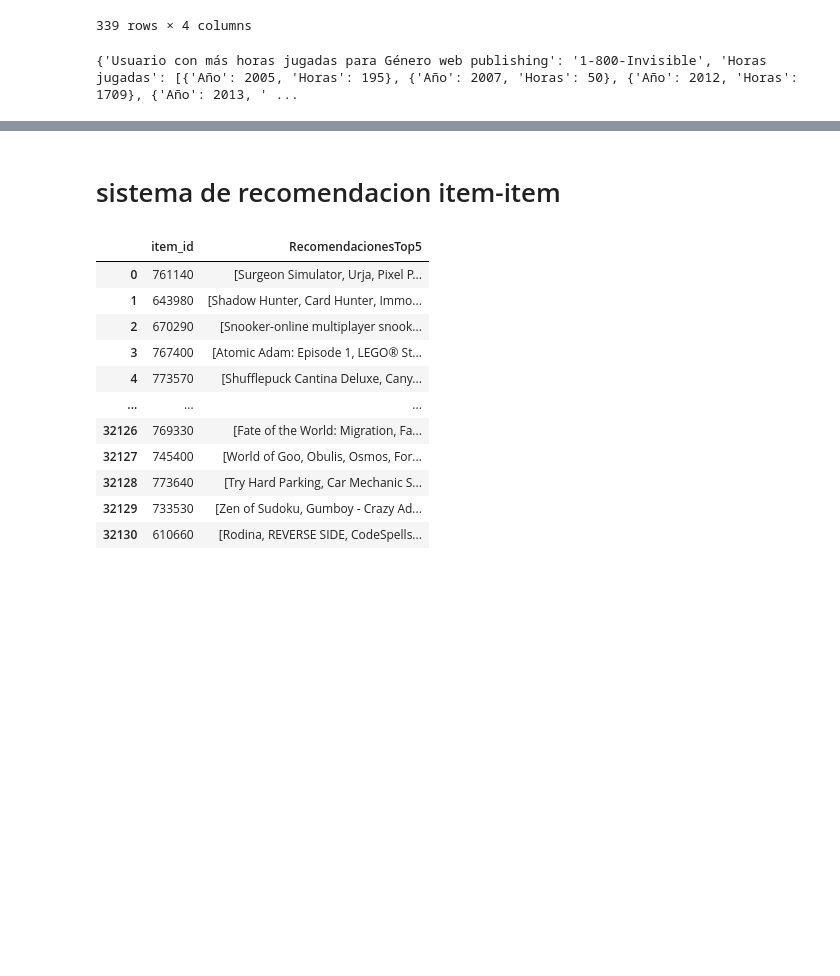
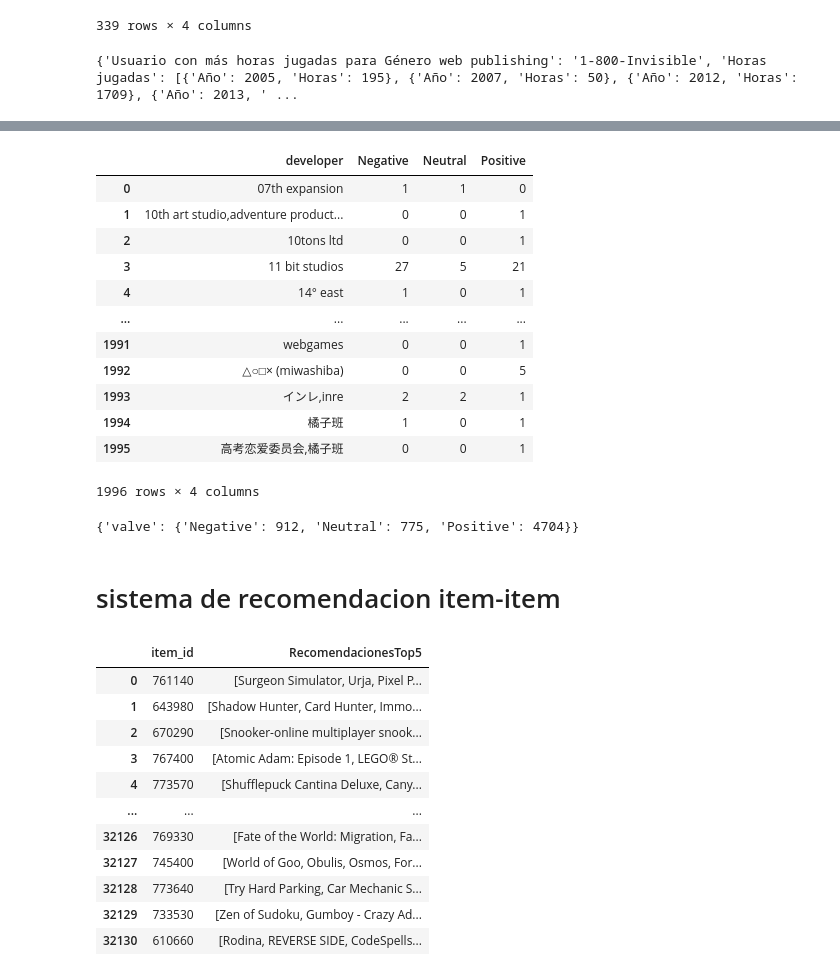
Before and after one commit to juampi1001/Proyecto_Individual_1_MLOps, a Jupyter notebook: Notebooks/Datos_y_funciones_API.ipynb, the cells around one changed output, grey strips where cells are left out. Drawn from its saved outputs; the diff is of its cells as text; code cells hidden in the pictures; blank space fills up the shorter version.

Commit message:
commit developer_reviews_analysis

```diff
--- a/Notebooks/Datos_y_funciones_API.ipynb
+++ b/Notebooks/Datos_y_funciones_API.ipynb
@@ -496,0 +539,27 @@ max_hours.to_parquet('C:\\Users\\Juampi\\Desktop\\Henry\\PI_MLOps\\Datasets\\arc
+# %%
+# Renombrar las columnas según el formato deseado
+result_df.columns = ['developer', 'Negative', 'Neutral', 'Positive']
+# %%
+# Rellenar NaN con 0
+result_df = result_df.fillna(0)
+# %%
+# Convertir las columnas a tipo int
+result_df[['Negative', 'Neutral', 'Positive']] = result_df[['Negative', 'Neutral', 'Positive']].astype(int)
+# %%
+result_df['developer'] = result_df['developer'].str.lower()
+# %%
+result_df
+# %% [output]
+|  | developer | Negative | Neutral | Positive |
+| 0 | 07th expansion | 1 | 1 | 0 |
+| 1 | 10th art studio,adventure product... | 0 | 0 | 1 |
+| 2 | 10tons ltd | 0 | 0 | 1 |
+| 3 | 11 bit studios | 27 | 5 | 21 |
+| 4 | 14° east | 1 | 0 | 1 |
+| ... | ... | ... | ... | ... |
+| 1991 | webgames | 0 | 0 | 1 |
+| 1992 | △○□× (miwashiba) | 0 | 0 | 5 |
+| 1993 | インレ,inre | 2 | 2 | 1 |
+| 1994 | 橘子班 | 1 | 0 | 1 |
+| 1995 | 高考恋爱委员会,橘子班 | 0 | 0 | 1 |
+1996 rows × 4 columns
@@ -496,0 +577,4 @@ max_hours.to_parquet('C:\\Users\\Juampi\\Desktop\\Henry\\PI_MLOps\\Datasets\\arc
+# %%
+developer_reviews_analysis('valve')
+# %% [output]
+{'valve': {'Negative': 912, 'Neutral': 775, 'Positive': 4704}}
```
Also changed, not shown: parts of 15 cells of this notebook, 3 other files.
